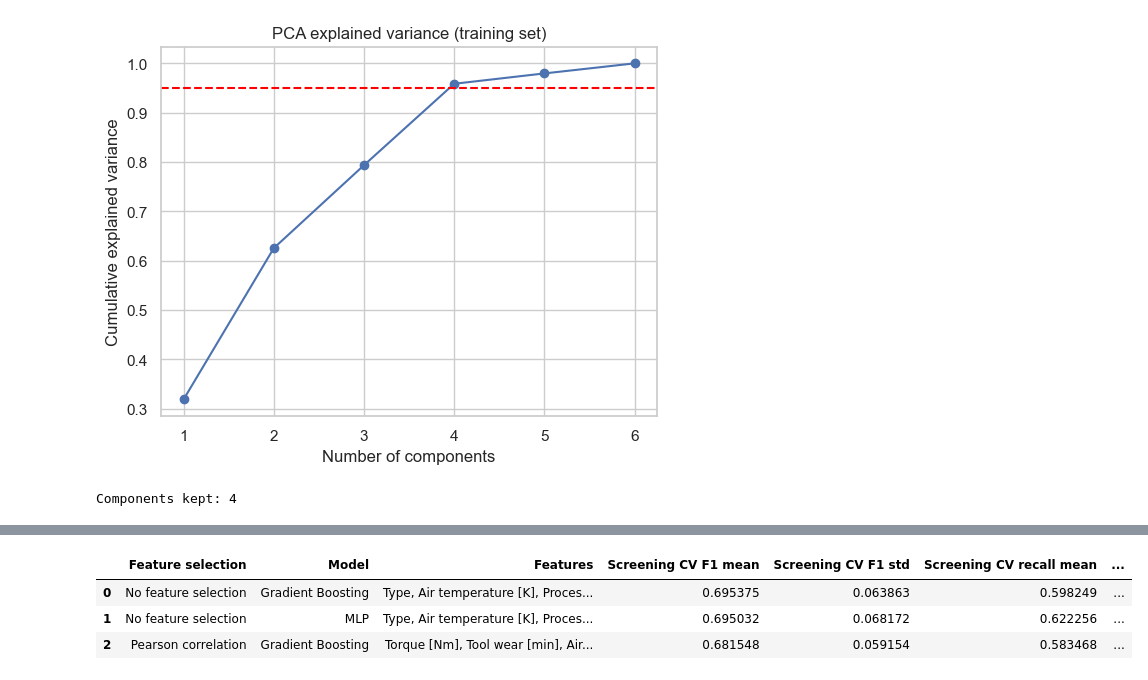
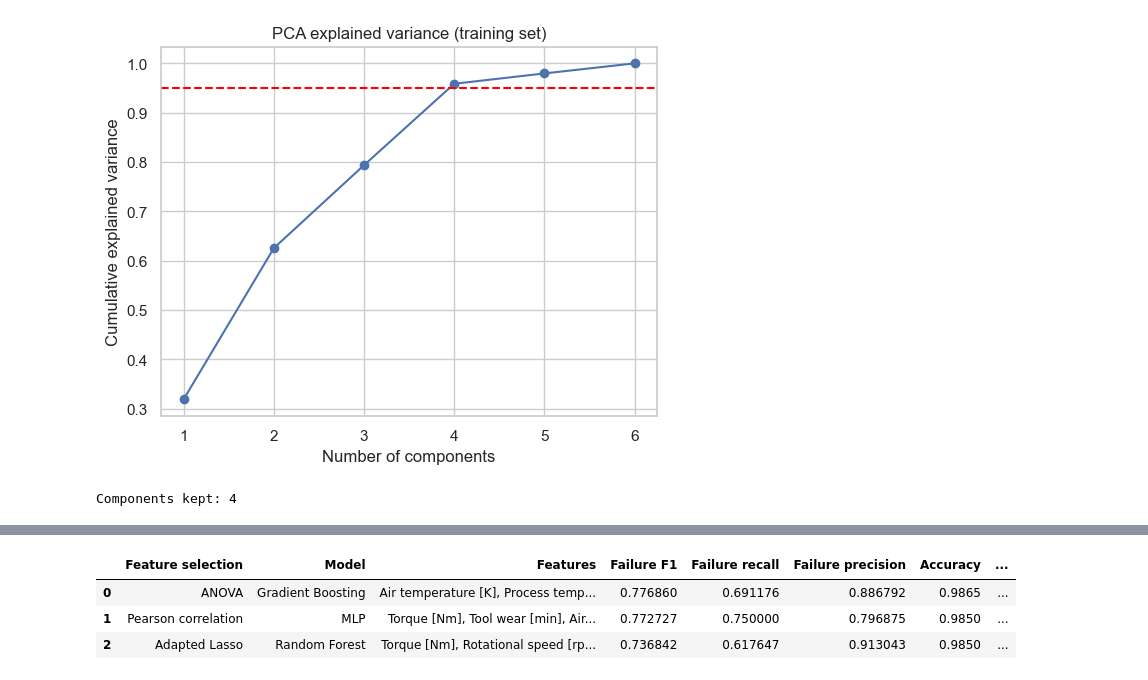
Before and after one commit to sotheasokea/ML_Term_Project, a Jupyter notebook: Predictive_Maintenance.ipynb, the cells around one changed output, grey strips where cells are left out. Cells and saved outputs as stored; diff of their text form; code cells hidden in the pictures.

```diff
--- a/Predictive_Maintenance.ipynb
+++ b/Predictive_Maintenance.ipynb
@@ -1004,5 +769,0 @@ Missed failures (FN): 49 | False alarms (FP): 9 | Caught failures (TP): 19
-# %%
-mlp = MLPClassifier(hidden_layer_sizes=(64, 16), max_iter=1000)
-mlp.fit(x_train_pca, y_train)
-y_predict = mlp.predict(x_test_pca)
-model_eval(y_predict, y_test)
@@ -1020,5 +769,0 @@ Missed failures (FN): 43 | False alarms (FP): 4 | Caught failures (TP): 25
-# %%
-lr = LogisticRegression()
-lr.fit(x_train_pca, y_train)
-y_predict = lr.predict(x_test_pca)
-model_eval(y_predict, y_test)
@@ -1056,6 +857,7 @@ all_comparison_results = pd.concat(
         forward_results,
         backward_results,
         rfe_results,
+        pca_results,
     ],
     ignore_index=True,
 )
@@ -1069,6 +871,7 @@ selection_order = [
     "RFE",
     "Forward selection",
     "Backward selection",
+    "PCA",
 ]
 all_comparison_results["Feature selection"] = pd.Categorical(
     all_comparison_results["Feature selection"],
@@ -1076,12 +879,12 @@ all_comparison_results["Feature selection"] = pd.Categorical(
     ordered=True,
 )
 
-# Table 1: rank models within each feature-selection method.
+# Table 1: rank models within each feature-selection method by Failure F1.
 grouped_ranking = all_comparison_results.sort_values(
     [
         "Feature selection",
+        "Failure F1",
         "Failure recall",
-        "Failure F1",
         "Accuracy",
     ],
     ascending=[True, False, False, False],
@@ -1098,7 +901,7 @@ best_per_selection = (
     .head(1)
     .reset_index(drop=True)
     .sort_values(
-        ["Failure recall", "Failure F1", "Accuracy"],
+        ["Failure F1", "Failure recall", "Accuracy"],
         ascending=[False, False, False],
     )
     .reset_index(drop=True)
@@ -1152,59 +955,31 @@ The selected feature set is kept fixed during this tuning phase. For a later con
 # %%
-# Do not use the held-out test set to choose the candidates.
-# Screen every existing candidate using training-only repeated CV instead.
-screening_cv = RepeatedStratifiedKFold(
-    n_splits=5,
-    n_repeats=2,
-    random_state=RANDOM_STATE,
-)
-
-candidate_screening_rows = []
-for _, candidate in all_comparison_results.iterrows():
-    selected_features = [
-        feature.strip()
-        for feature in candidate["Features"].split(",")
-    ]
-    model = clone(selection_models[candidate["Model"]])
-    scores = cross_validate(
-        model,
-        x_train[selected_features],
-        y_train,
-        scoring={
-            "f1": "f1",
-            "recall": "recall",
-            "balanced_accuracy": "balanced_accuracy",
-        },
-        cv=screening_cv,
-        n_jobs=-1,
-    )
-    candidate_screening_rows.append({
-        "Feature selection": candidate["Feature selection"],
-        "Model": candidate["Model"],
-        "Features": candidate["Features"],
-        "Screening CV F1 mean": scores["test_f1"].mean(),
-        "Screening CV F1 std": scores["test_f1"].std(),
-        "Screening CV recall mean": scores["test_recall"].mean(),
-        "Screening CV balanced accuracy mean": scores[
-            "test_balanced_accuracy"
-        ].mean(),
-    })
-
-candidate_screening_results = pd.DataFrame(candidate_screening_rows)
-top_three_candidates = (
-    candidate_screening_results
+# Select top 3 candidate models directly from the comparison table.
+# PCA is excluded here because it uses transformed latent components rather than original sensor features.
+top_candidates_pool = (
+    all_comparison_results[all_comparison_results["Feature selection"] != "PCA"]
     .sort_values(
-        [
-            "Screening CV F1 mean",
-            "Screening CV recall mean",
-            "Screening CV balanced accuracy mean",
-        ],
+        ["Failure F1", "Failure recall", "Accuracy"],
         ascending=[False, False, False],
     )
-    .drop_duplicates(["Feature selection", "Model"])
+    .drop_duplicates(subset=["Model"])
     .head(3)
     .reset_index(drop=True)
 )
 
-print("Top three candidates selected using training-only repeated CV:")
+top_three_candidates = top_candidates_pool[
+    [
+        "Feature selection",
+        "Model",
+        "Features",
+        "Failure F1",
+        "Failure recall",
+        "Failure precision",
+        "Accuracy",
+        "Missed failures",
+        "False alarms",
+    ]
+].copy()
+
+print("Top 3 Candidates selected directly from the comparison table:")
 display(top_three_candidates)
 # %% [output]
@@ -1212,5 +987,5 @@ Top three candidates selected using training-only repeated CV:
-|  | Feature selection | Model | Features | Screening CV F1 mean | Screening CV F1 std | Screening CV recall mean | ... |
-| 0 | No feature selection | Gradient Boosting | Type, Air temperature [K], Proces... | 0.695375 | 0.063863 | 0.598249 | ... |
-| 1 | No feature selection | MLP | Type, Air temperature [K], Proces... | 0.695032 | 0.068172 | 0.622256 | ... |
-| 2 | Pearson correlation | Gradient Boosting | Torque [Nm], Tool wear [min], Air... | 0.681548 | 0.059154 | 0.583468 | ... |
+|  | Feature selection | Model | Features | Failure F1 | Failure recall | Failure precision | Accuracy | ... |
+| 0 | ANOVA | Gradient Boosting | Air temperature [K], Process temp... | 0.776860 | 0.691176 | 0.886792 | 0.9865 | ... |
+| 1 | Pearson correlation | MLP | Torque [Nm], Tool wear [min], Air... | 0.772727 | 0.750000 | 0.796875 | 0.9850 | ... |
+| 2 | Adapted Lasso | Random Forest | Torque [Nm], Rotational speed [rp... | 0.736842 | 0.617647 | 0.913043 | 0.9850 | ... |
 # %%
```
Also changed, not shown: parts of 28 cells of this notebook.
